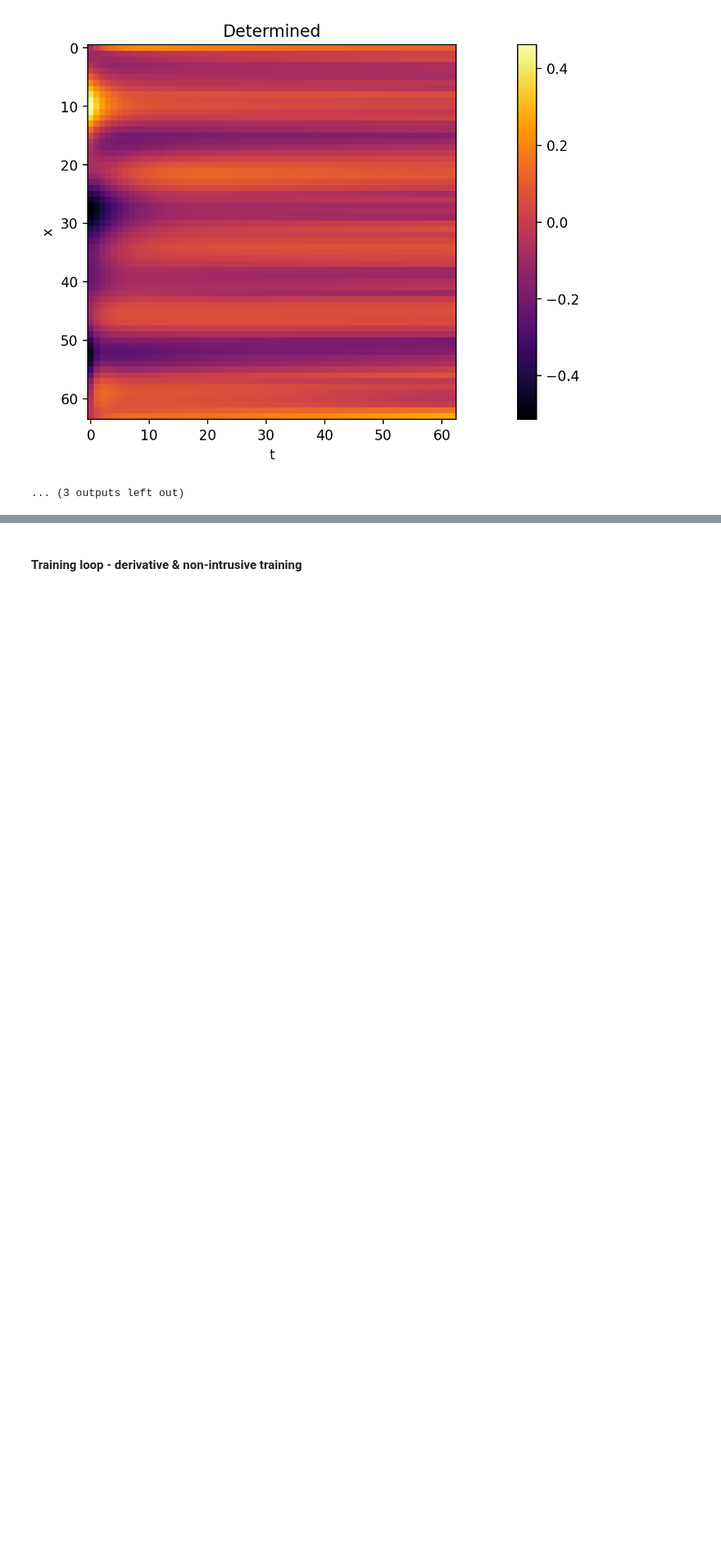
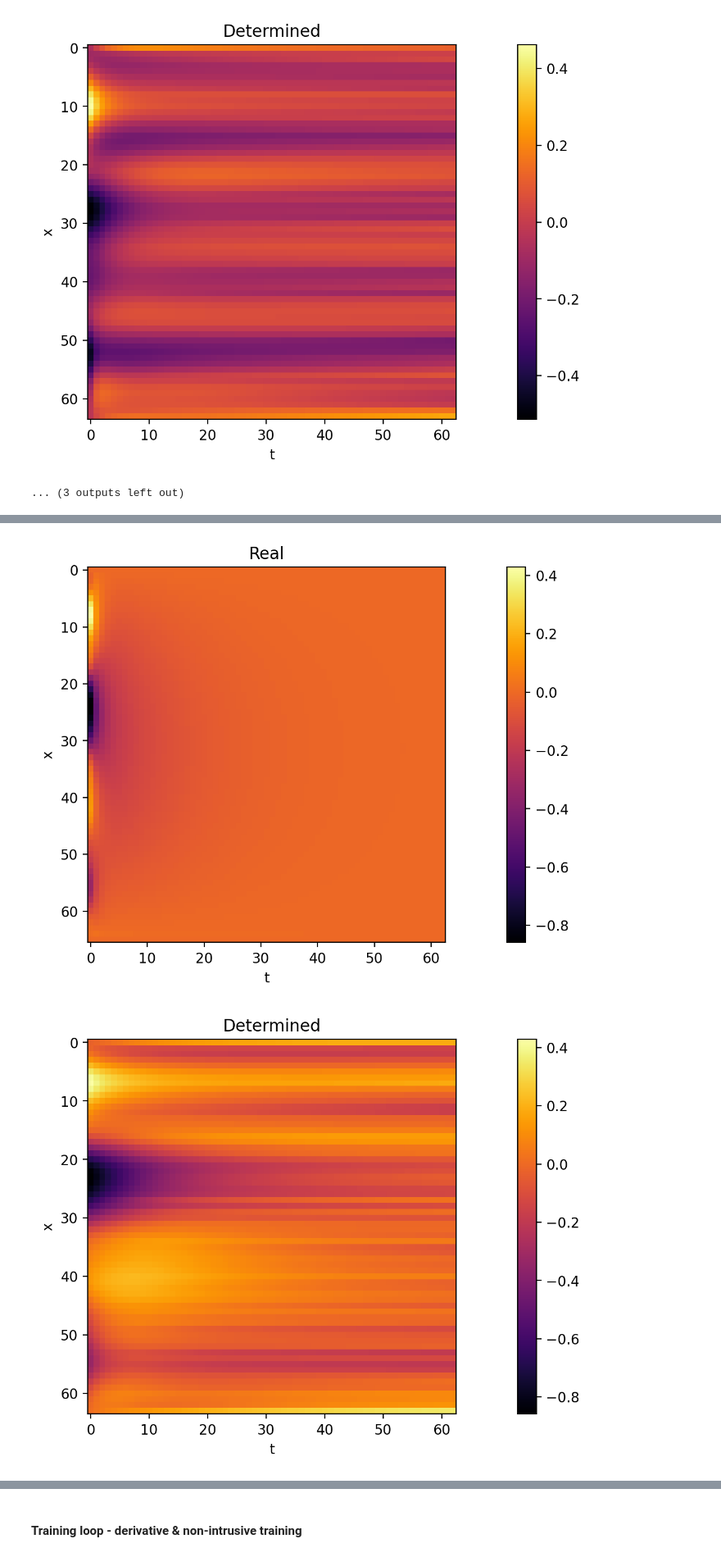
Before and after one commit to vdesgrange/closure-model, a Jupyter notebook: experiments/heat_equation_ode_solver_experiments.ipynb, the cells around one changed output, grey strips where cells are left out. Shown at 82% size. Saved outputs shown, nothing was run; the diff lists cells and outputs as text; code cells hidden in the pictures; blank space fills up the shorter version.

```diff
--- a/experiments/heat_equation_ode_solver_experiments.ipynb
+++ b/experiments/heat_equation_ode_solver_experiments.ipynb
@@ -73,4 +75,0 @@ show_state(u_fd_impl, 'u_fd_impl')
-# %%
-_, _, bu = get_heat_batch(t_max, t_min, x_max, x_min, t_n, x_n, -1, 0)
-# Keep initial conditions. Change if start from t=1
-show_state(bu, 'bu')
@@ -169,7 +155,7 @@ NameError: name 'visualize_u_from_F' is not defined
 #### Training loop - ode solver & intrusive training
 # %%
 def loss_fn(pred_x, x):
-    return nn.MSELoss(reduction='mean')(pred_x, x)
+    return nn.MSELoss(reduction='sum')(pred_x, x)
 # %%
 def training_ode_solver_net(net, epochs, t_n, x_n, dataset, val_epoch=10, rands=[], downsize=0):
     optimizer = optim.Adam(net.parameters(), lr=0.005)
@@ -319,3 +302,7 @@ Epoch 40 validation loss 0.000224
 [figure]
 [figure]
 ... (3 outputs left out)
+# %%
+net2 = HeatModel(x_n)
+F2 = training_ode_solver_net(net2, 20, t_n, x_n, training_set, 10, [], 0)
+# %% [output]
@@ -321,0 +319,2 @@ Epoch 40 validation loss 0.000224
+[figure, added]
+[figure, added]
```
Also changed, not shown: parts of 26 cells of this notebook, 3 other files.
